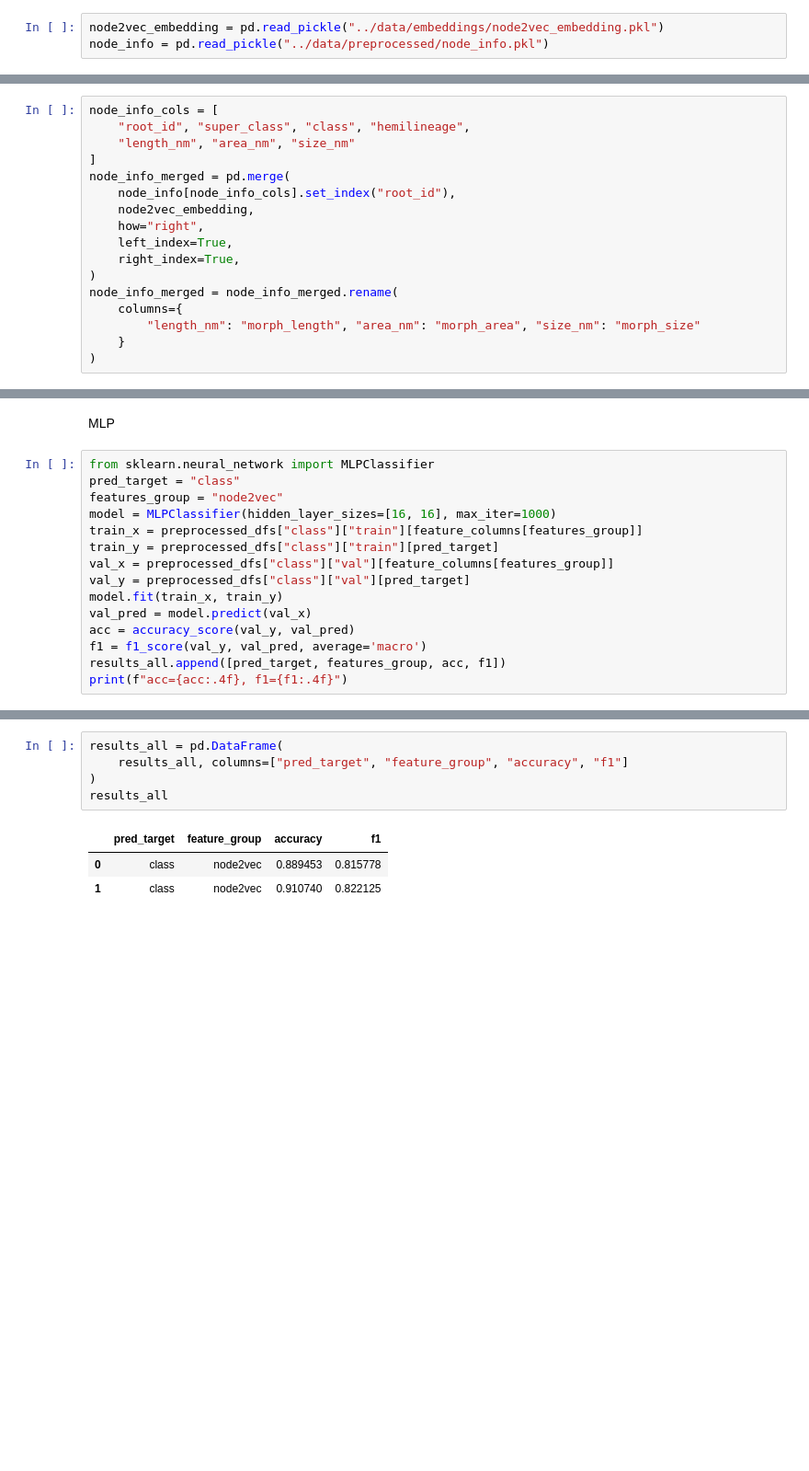
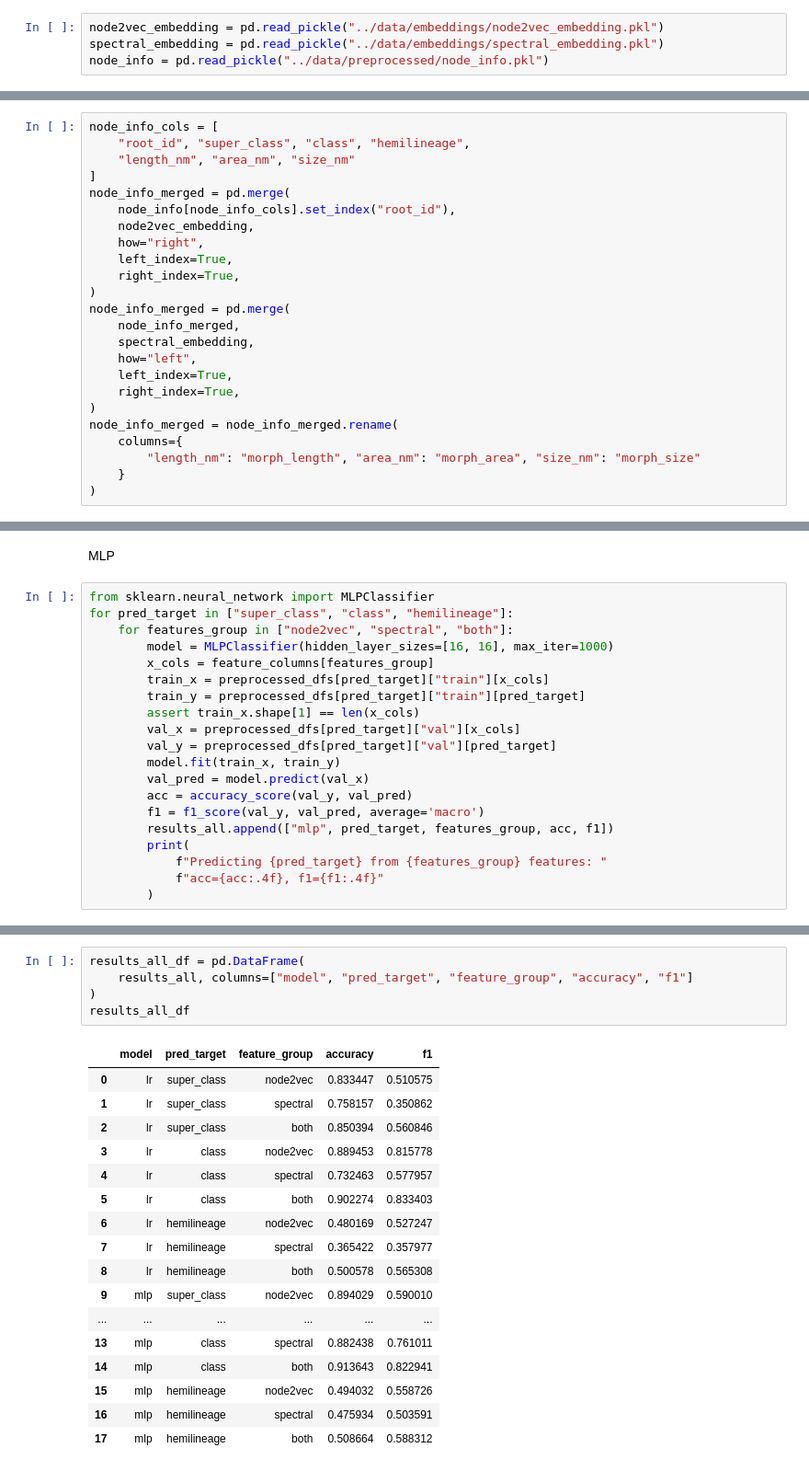
Before and after one commit to ernestoBocini/Drosophila-Brain-Wiring-Diagram-GAT, a Jupyter notebook: notebooks/20230607_exploration.ipynb, the cells around one changed output, grey strips where cells are left out. Shown: that part at 92% size. Drawn from its saved outputs; the diff is of its cells as text; blank space fills up the shorter version.

Commit message:
with model stats on all tasks, lr and mlp

```diff
--- a/notebooks/20230607_exploration.ipynb
+++ b/notebooks/20230607_exploration.ipynb
@@ -15,6 +15,7 @@ from sklearn.metrics import accuracy_score, f1_score
 Load data
 # %%
 node2vec_embedding = pd.read_pickle("../data/embeddings/node2vec_embedding.pkl")
+spectral_embedding = pd.read_pickle("../data/embeddings/spectral_embedding.pkl")
 node_info = pd.read_pickle("../data/preprocessed/node_info.pkl")
 # %%
 node2vec_embedding.head()
@@ -40,6 +41,13 @@ node_info_merged = pd.merge(
     left_index=True,
     right_index=True,
 )
+node_info_merged = pd.merge(
+    node_info_merged,
+    spectral_embedding,
+    how="left",
+    left_index=True,
+    right_index=True,
+)
 node_info_merged = node_info_merged.rename(
     columns={
         "length_nm": "morph_length", "area_nm": "morph_area", "size_nm": "morph_size"
@@ -159,17 +190,22 @@ acc=0.8895, f1=0.8158
 MLP
 # %%
 from sklearn.neural_network import MLPClassifier
-pred_target = "class"
-features_group = "node2vec"
-model = MLPClassifier(hidden_layer_sizes=[16, 16], max_iter=1000)
-train_x = preprocessed_dfs["class"]["train"][feature_columns[features_group]]
-train_y = preprocessed_dfs["class"]["train"][pred_target]
-val_x = preprocessed_dfs["class"]["val"][feature_columns[features_group]]
-val_y = preprocessed_dfs["class"]["val"][pred_target]
-model.fit(train_x, train_y)
-val_pred = model.predict(val_x)
-acc = accuracy_score(val_y, val_pred)
-f1 = f1_score(val_y, val_pred, average='macro')
-results_all.append([pred_target, features_group, acc, f1])
-print(f"acc={acc:.4f}, f1={f1:.4f}")
+for pred_target in ["super_class", "class", "hemilineage"]:
+    for features_group in ["node2vec", "spectral", "both"]:
+        model = MLPClassifier(hidden_layer_sizes=[16, 16], max_iter=1000)
+        x_cols = feature_columns[features_group]
+        train_x = preprocessed_dfs[pred_target]["train"][x_cols]
+        train_y = preprocessed_dfs[pred_target]["train"][pred_target]
+        assert train_x.shape[1] == len(x_cols)
+        val_x = preprocessed_dfs[pred_target]["val"][x_cols]
+        val_y = preprocessed_dfs[pred_target]["val"][pred_target]
+        model.fit(train_x, train_y)
+        val_pred = model.predict(val_x)
+        acc = accuracy_score(val_y, val_pred)
+        f1 = f1_score(val_y, val_pred, average='macro')
+        results_all.append(["mlp", pred_target, features_group, acc, f1])
+        print(
+            f"Predicting {pred_target} from {features_group} features: "
+            f"acc={acc:.4f}, f1={f1:.4f}"
+        )
 # %% [output]
@@ -177,9 +221,23 @@ acc=0.9107, f1=0.8221
 # %%
-results_all = pd.DataFrame(
-    results_all, columns=["pred_target", "feature_group", "accuracy", "f1"]
+results_all_df = pd.DataFrame(
+    results_all, columns=["model", "pred_target", "feature_group", "accuracy", "f1"]
 )
-results_all
+results_all_df
 # %% [output]
-|  | pred_target | feature_group | accuracy | f1 |
-| 0 | class | node2vec | 0.889453 | 0.815778 |
-| 1 | class | node2vec | 0.910740 | 0.822125 |
+|  | model | pred_target | feature_group | accuracy | f1 |
+| 0 | lr | super_class | node2vec | 0.833447 | 0.510575 |
+| 1 | lr | super_class | spectral | 0.758157 | 0.350862 |
+| 2 | lr | super_class | both | 0.850394 | 0.560846 |
+| 3 | lr | class | node2vec | 0.889453 | 0.815778 |
+| 4 | lr | class | spectral | 0.732463 | 0.577957 |
+| 5 | lr | class | both | 0.902274 | 0.833403 |
+| 6 | lr | hemilineage | node2vec | 0.480169 | 0.527247 |
+| 7 | lr | hemilineage | spectral | 0.365422 | 0.357977 |
+| 8 | lr | hemilineage | both | 0.500578 | 0.565308 |
+| 9 | mlp | super_class | node2vec | 0.894029 | 0.590010 |
+| ... | ... | ... | ... | ... | ... |
+| 13 | mlp | class | spectral | 0.882438 | 0.761011 |
+| 14 | mlp | class | both | 0.913643 | 0.822941 |
+| 15 | mlp | hemilineage | node2vec | 0.494032 | 0.558726 |
+| 16 | mlp | hemilineage | spectral | 0.475934 | 0.503591 |
+| 17 | mlp | hemilineage | both | 0.508664 | 0.588312 |
```
Also changed, not shown: parts of 6 cells of this notebook.
